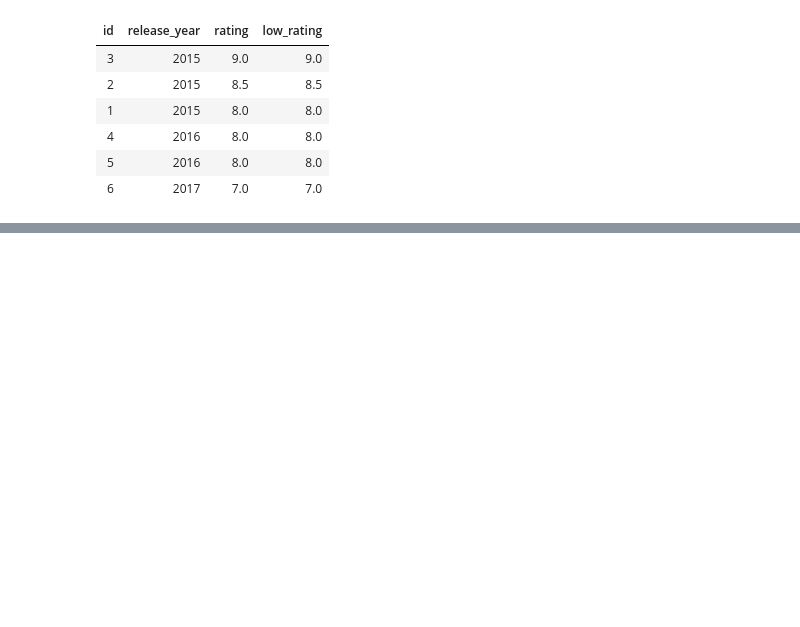
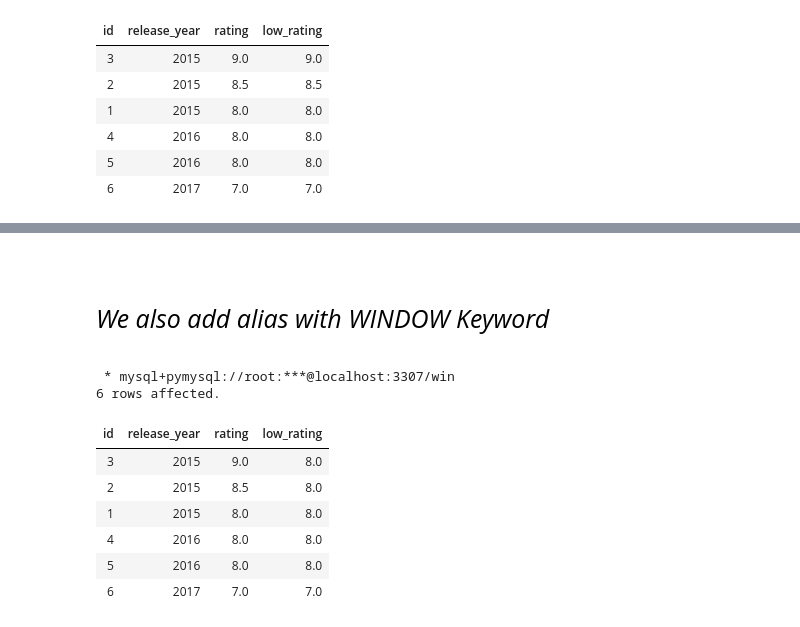
Before and after one commit to Mubeen-Ahmad/python_11, a Jupyter notebook: sql/frame.ipynb, the cells around one changed output, grey strips where cells are left out. Saved outputs shown, nothing was run; the diff lists cells and outputs as text; code cells hidden in the pictures; blank space fills up the shorter version.

```diff
--- a/sql/frame.ipynb
+++ b/sql/frame.ipynb
@@ -315,0 +376,29 @@ FROM data
+# %% [markdown]
+<br><br>
+<div style="text-align:justify; color:black; font-size:25px; font-family:Sans-serif; font-style: oblique; text-shadow: 0 0 3px white, 0 0 1px black;">We also add alias with WINDOW Keyword</div><br>
+# %%
+%%sql
+SELECT *,
+LAST_VALUE(rating)
+
+OVER lr AS `low_rating`
+
+FROM data
+
+WINDOW lr AS (
+
+    PARTITION BY release_year
+    ORDER BY rating DESC
+    ROWS BETWEEN UNBOUNDED PRECEDING AND UNBOUNDED FOLLOWING
+
+)
+# %% [output]
+ * mysql+pymysql://root:***@localhost:3307/win
+6 rows affected.
+| id | release_year | rating | low_rating |
+| 3 | 2015 | 9.0 | 8.0 |
+| 2 | 2015 | 8.5 | 8.0 |
+| 1 | 2015 | 8.0 | 8.0 |
+| 4 | 2016 | 8.0 | 8.0 |
+| 5 | 2016 | 8.0 | 8.0 |
+| 6 | 2017 | 7.0 | 7.0 |
```
Also changed, not shown: parts of 7 cells of this notebook.
